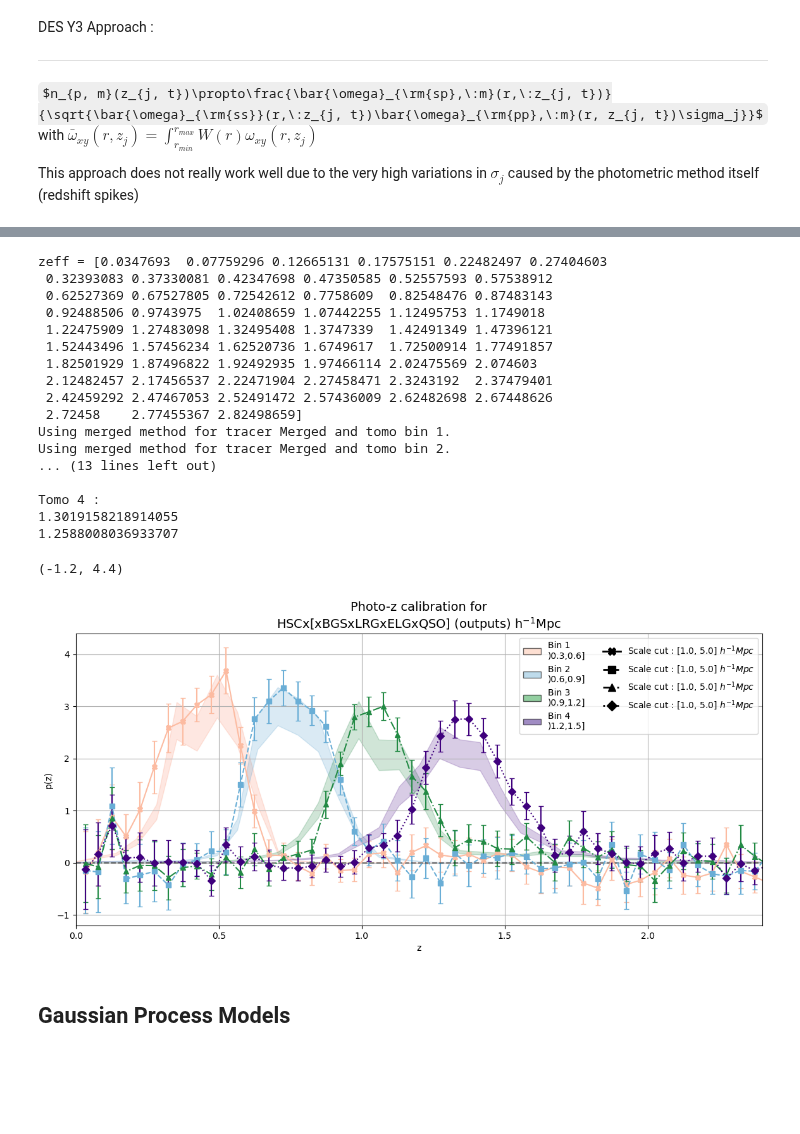
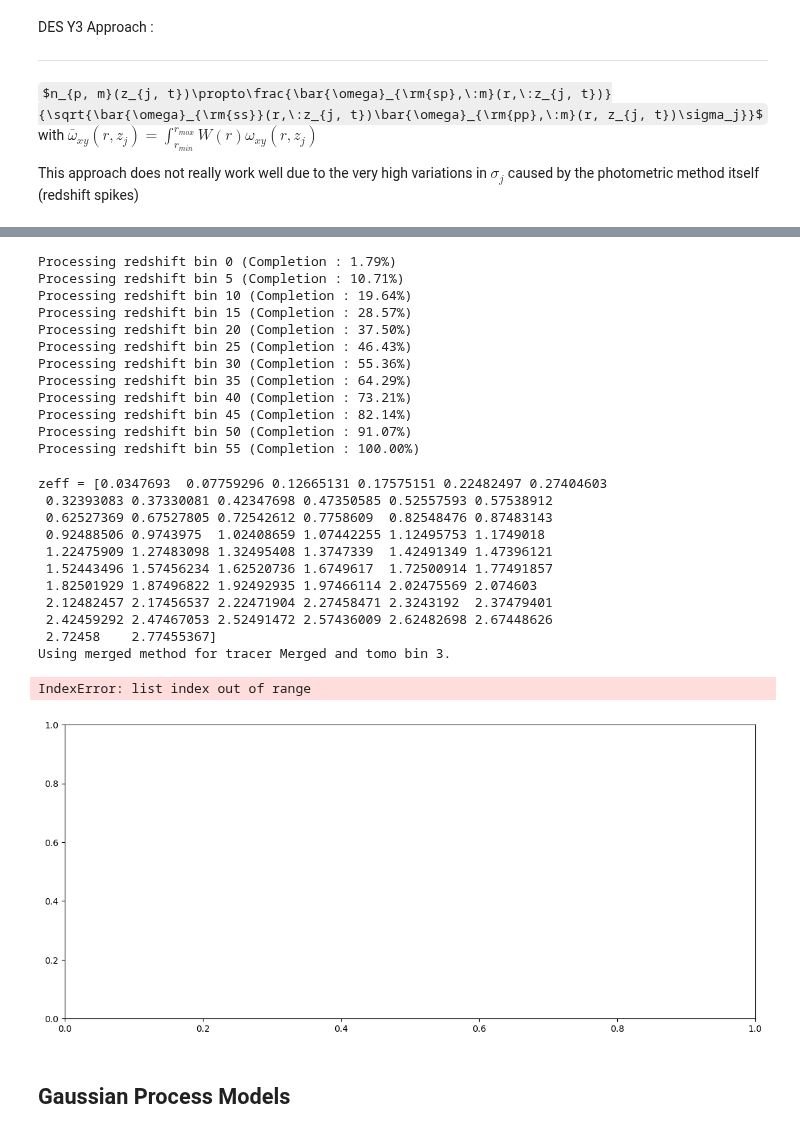
Before and after one commit to JeanCHDJdev/desi-y3-hsc, a Jupyter notebook: src/statistics/merged_results.ipynb, the cells around one changed output, grey strips where cells are left out. Saved outputs shown, nothing was run; the diff lists cells and outputs as text; code cells hidden in the pictures; some formulas as TeX source; blank space fills up the shorter version.

```diff
--- a/src/statistics/merged_results.ipynb
+++ b/src/statistics/merged_results.ipynb
@@ -196,19 +190,19 @@ meas = inference.full_npz_tomo(
     path_dictionary=path_dictionary,
     scale_cuts=[1, 5],
     tracer='Merged',
-    tomo_bin=4,
+    tomo_bin=2,
     verbose=True,
+    rebin=1
 )
 zval = (zbins[1:] + zbins[:-1])/2  # we only want the middle values
-zval = zval[:-1]  # remove the last value, which is NaN
 
 dz = np.diff(zval)[0]
 y = meas[0] / np.sum(meas[0] * dz)
 y_err = meas[1] / np.sum(meas[0] * dz)
 
 y_mean, y_std = sgp.gpfit(zval, meas)
-plt.errorbar(zval, y, y_err, label='Merged estimators', alpha=0.4)
-plt.fill_between(zval, y_mean - y_std, y_mean + y_std, alpha=0.2, label='GP', color='red')
+plt.errorbar(zval, y, y_err, label='Merged estimators', alpha=0.6, capsize=3, color='blue', marker='x')
+plt.fill_between(zval, y_mean - y_std, y_mean + y_std, alpha=0.4, label='GP', color='red')
 plt.axhline(0, color='k', linestyle='--')
 plt.grid(True)
 plt.xlabel('z', fontsize=16)
@@ -228,10 +222,12 @@ GP kernel: 0.843**2 * Matern(length_scale=0.348, nu=1.5)
 # %%
+importlib.reload(inference)
 nz = []
 nz_err = []
-for i in range(1, 21):
+for i in range(1, 24):
     print(f'Processing tomo bin {i}')
     meas = inference.full_npz_tomo(
         path_dictionary=path_dictionary,
+        do_bias_correction=False,
         scale_cuts=[1, 5],
         tracer='Merged',
         tomo_bin=i,
@@ -499,3 +530,38 @@ Fitted power law:
+# %%
+stem = 'v9_symexpr_20_excl'
+path_dictionary = {
+    'HSC' : ROOT / 'v12_correction' / f'autos_HSC', # with no wpp correction, is unused
+    'DESI_NGC' : ROOT / 'v10' / f'autos_NGC',
+    'DESI_SGC' : ROOT / 'v10' / f'autos_SGC',
+    'DESIxHSC' : ROOT / stem / f'cross',
+}
+assert all([p.exists() for p in path_dictionary.values()])
+outdir = ROOT / f'merged_{stem}'
+path_dictionary.update({
+    'MergedxMerged' : outdir,
+    'MergedxHSC' : outdir,
+})
+# %%
+importlib.reload(inference)
+importlib.reload(comb)
+inference.merge_estimators(
+    path_dictionary=path_dictionary,
+    outdir=outdir,
+    tomo_interest=[3],
+)
+# %% [output]
+Processing redshift bin 0 (Completion : 1.79%)
+Processing redshift bin 5 (Completion : 10.71%)
+Processing redshift bin 10 (Completion : 19.64%)
+Processing redshift bin 15 (Completion : 28.57%)
+Processing redshift bin 20 (Completion : 37.50%)
+Processing redshift bin 25 (Completion : 46.43%)
+Processing redshift bin 30 (Completion : 55.36%)
+Processing redshift bin 35 (Completion : 64.29%)
+Processing redshift bin 40 (Completion : 73.21%)
+Processing redshift bin 45 (Completion : 82.14%)
+Processing redshift bin 50 (Completion : 91.07%)
+Processing redshift bin 55 (Completion : 100.00%)
 # %%
 importlib.reload(inference)
 ncurves = 0
@@ -517,7 +583,7 @@ fig, ax = plt.subplots(figsize=(14, 6))
 
 scale_cut = [1, 5]  # scale cuts for the analysis
 
-tomo_interest = [1, 2, 3, 4]  # tomographic bins of interest
+tomo_interest = [3]  # tomographic bins of interest
 title = 'Photo-z calibration for\nHSCx['
 zbins = inference._get_fine_redshift_bins(fr=cf.CorrFileReader(path_dictionary["DESI_NGC"]))
 redshifts = np.load('zeff/desi_z_clustering_catalogs.npy')
@@ -525,7 +591,6 @@ zeff = np.array(
     [np.mean(redshifts[(zbins[i] < redshifts) & (redshifts <= zbins[i+1])]) for i in range(len(zbins)-1)]
 )
 print(f'zeff = {zeff}')
-zeff = zeff[:-1]
 
 nz = []
 nz_err = []
@@ -544,22 +609,20 @@ for tomo in tomo_interest:
     nz_int = simpson(tomo_nz, x=zval)
     nz.append(tomo_nz/nz_int)
     nz_err.append(tomo_nz_err/nz_int)
+    tomo_index = tomo-1 if len(tomo_interest) > 1 else 0
     ax.errorbar(
         x=zval,
-        y=nz[tomo-1],
-        yerr=nz_err[tomo-1],#/normalization,
+        y=nz[tomo_index],
+        yerr=nz_err[tomo_index],#/normalization,
         capsize=3,
-        marker=markers[tomo-1],
-        linestyle=linestyles[tomo-1],
+        marker=markers[tomo_index],
+        linestyle=linestyles[tomo_index],
         markersize=6,
         alpha=1,
-        color=colormaps[tomo-1]((tomo)/4),
+        color=colormaps[tomo_index]((tomo)/4),
         )
 
-    title+= f'x{tracer_trad[tracers[tomo-1]]}'
-
 mids = tomo_bin_dnnz[:, 0]
-mask_mids = mids < 2.725
 
 dnnz_list = []
 mu_list = []
@@ -612,42 +675,36 @@ for i, (marker, linestyle, tracer) in enumerate(zip(markers, linestyles, tracers
     legend_elements.append(element)
 
 ax.legend(
     handles=legend_elements,
     loc='upper right',
     ncol=2,
     fontsize=10,
 )
 
 for i in range(len(nz)):
     print(f'Tomo {i+1} :')
     assert len(nz[i]) == len(zval), f'Length mismatch for tomo {i+1}'
     print(f'{simpson(np.multiply(mids, dnnz_list[i]), x=mids)}')
     print(f'{simpson(np.multiply(nz[i], zval), x=zval)}\n')
 
 ax.axhline(0, color='black', linestyle='--', alpha=0.5)
 ax.grid()
 ax.set_title(title, fontsize=14)
 ax.set_xlim(0, 2.4)
 ax.set_ylim(-1.2, 4.4)
 # %% [output]
 zeff = [0.0347693  0.07759296 0.12665131 0.17575151 0.22482497 0.27404603
  0.32393083 0.37330081 0.42347698 0.47350585 0.52557593 0.57538912
  0.62527369 0.67527805 0.72542612 0.7758609  0.82548476 0.87483143
  0.92488506 0.9743975  1.02408659 1.07442255 1.12495753 1.1749018
  1.22475909 1.27483098 1.32495408 1.3747339  1.42491349 1.47396121
  1.52443496 1.57456234 1.62520736 1.6749617  1.72500914 1.77491857
  1.82501929 1.87496822 1.92492935 1.97466114 2.02475569 2.074603
  2.12482457 2.17456537 2.22471904 2.27458471 2.3243192  2.37479401
  2.42459292 2.47467053 2.52491472 2.57436009 2.62482698 2.67448626
- 2.72458    2.77455367 2.82498659]
-Using merged method for tracer Merged and tomo bin 1.
-Using merged method for tracer Merged and tomo bin 2.
-... (13 lines left out)
-
-Tomo 4 :
-1.3019158218914055
-1.2588008036933707
+ 2.72458    2.77455367]
+Using merged method for tracer Merged and tomo bin 3.
-(-1.2, 4.4)
+IndexError: list index out of range
-[figure, old version]
+[figure, new version]
 # %% [markdown]
 ## Gaussian Process Models
```
Also changed, not shown: parts of 15 cells of this notebook, 3 other files.
